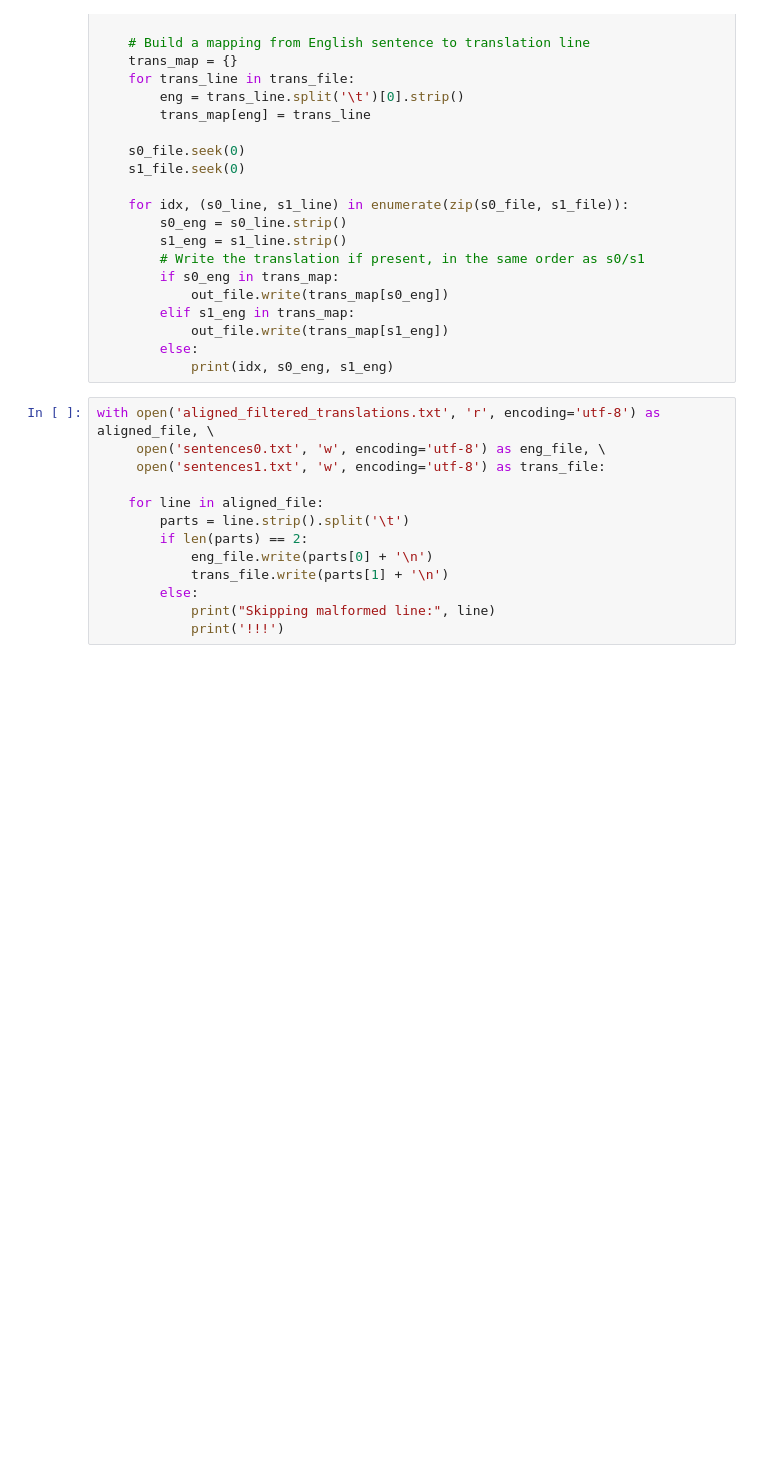
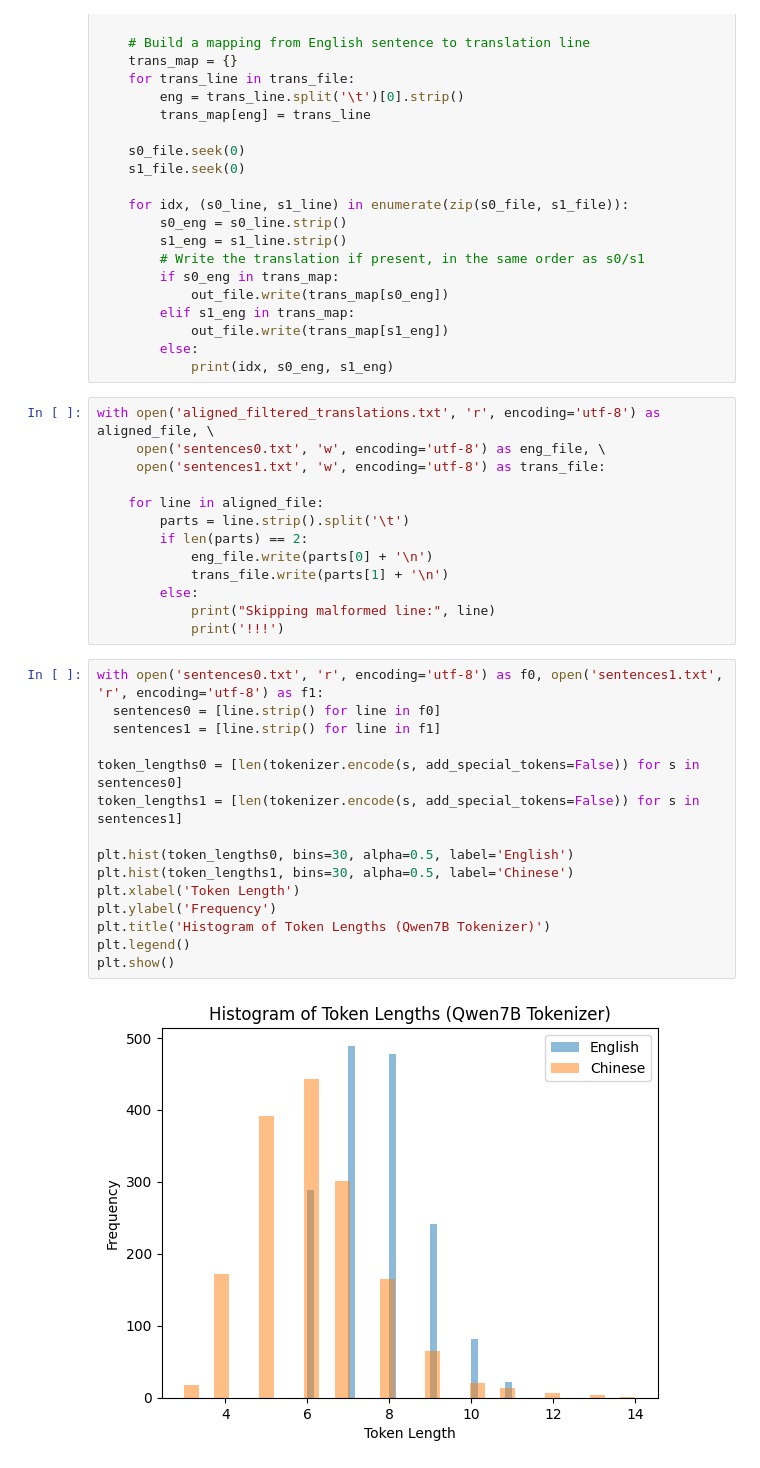
Before and after one commit to acevedo-s/syn-sem, a Jupyter notebook: datasets/txt/sem/second/matching/chinese/preprocessing.ipynb, the cells around one changed output. Saved outputs shown, nothing was run; the diff lists cells and outputs as text; blank space fills up the shorter version.

```diff
--- a/datasets/txt/sem/second/matching/chinese/preprocessing.ipynb
+++ b/datasets/txt/sem/second/matching/chinese/preprocessing.ipynb
@@ -36,3 +36,20 @@ with open('aligned_filtered_translations.txt', 'r', encoding='utf-8') as aligned
         else:
             print("Skipping malformed line:", line)
             print('!!!')
+# %%
+with open('sentences0.txt', 'r', encoding='utf-8') as f0, open('sentences1.txt', 'r', encoding='utf-8') as f1:
+  sentences0 = [line.strip() for line in f0]
+  sentences1 = [line.strip() for line in f1]
+
+token_lengths0 = [len(tokenizer.encode(s, add_special_tokens=False)) for s in sentences0]
+token_lengths1 = [len(tokenizer.encode(s, add_special_tokens=False)) for s in sentences1]
+
+plt.hist(token_lengths0, bins=30, alpha=0.5, label='English')
+plt.hist(token_lengths1, bins=30, alpha=0.5, label='Chinese')
+plt.xlabel('Token Length')
+plt.ylabel('Frequency')
+plt.title('Histogram of Token Lengths (Qwen7B Tokenizer)')
+plt.legend()
+plt.show()
+# %% [output]
+[figure, added]
```
Also changed, not shown: parts of 1 cell of this notebook, 25 other files.
